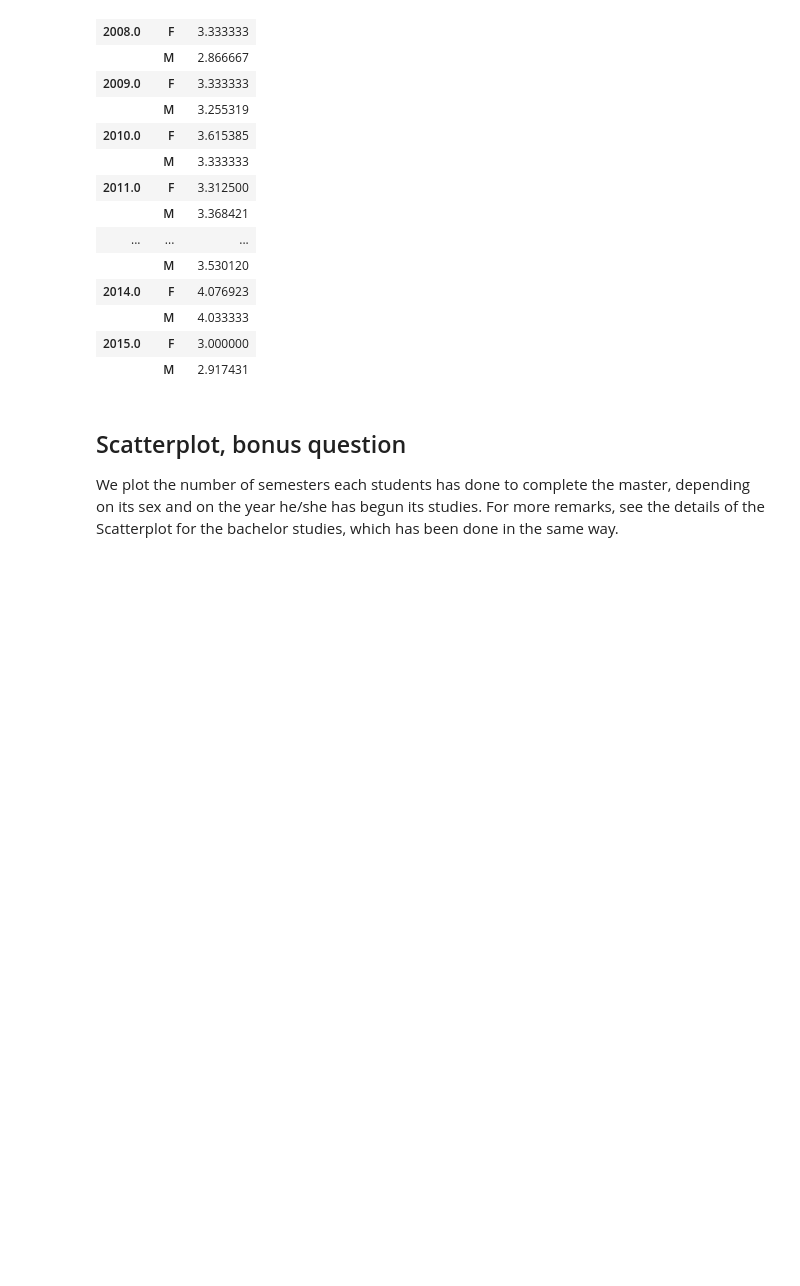
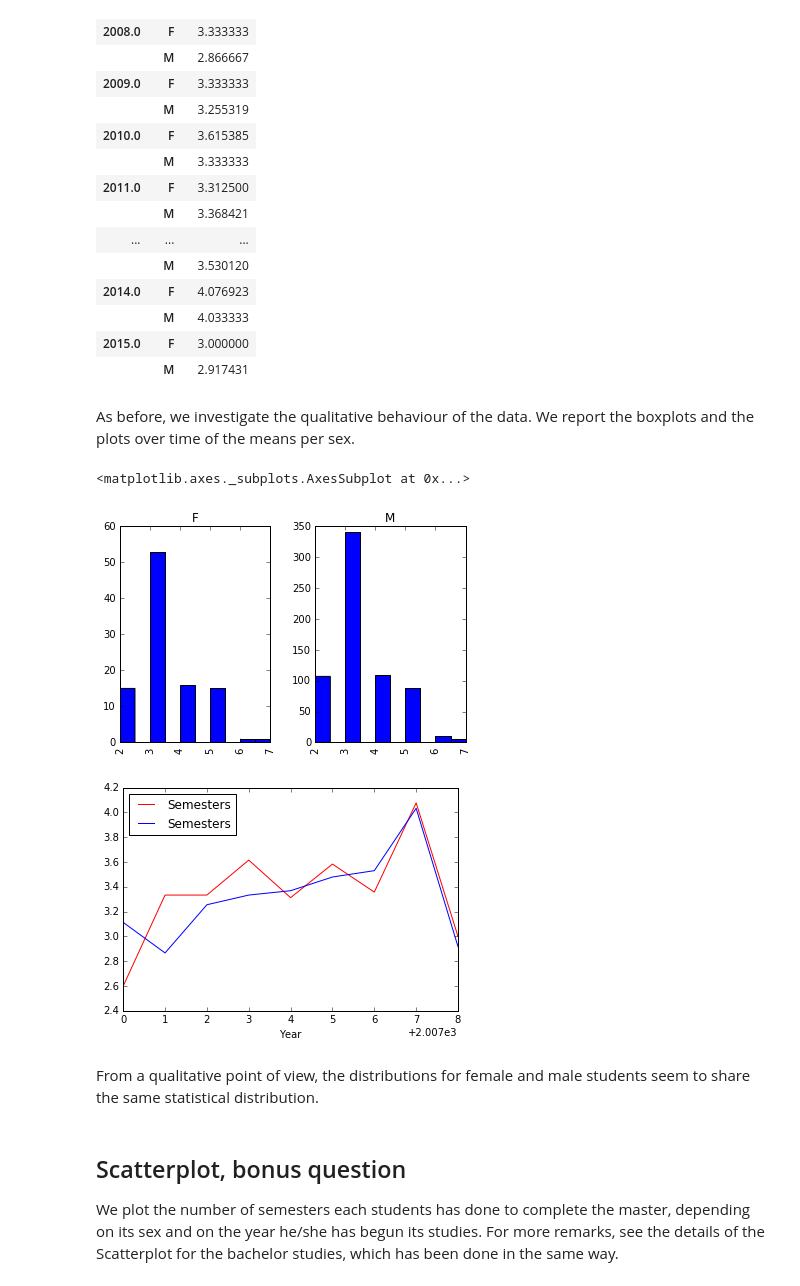
Before and after one commit to Bondzio/ADA_hw2016, a Jupyter notebook: 02 - Data from the Web/Homework2.ipynb, the cells around one changed output. Saved outputs shown, nothing was run; the diff lists cells and outputs as text; code cells hidden in the pictures; blank space fills up the shorter version.

Commit message:
added graphs and comments

```diff
--- a/02 - Data from the Web/Homework2.ipynb
+++ b/02 - Data from the Web/Homework2.ipynb
@@ -431,6 +431,24 @@ df_master_mean
 |  | M | 4.033333 |
 | 2015.0 | F | 3.000000 |
 |  | M | 2.917431 |
+# %% [markdown]
+As before, we investigate the qualitative behaviour of the data. We report the boxplots and the plots over time of the means per sex.
+# %%
+# define a reduced dataframe for simplicity
+df = final_df_master[['Name','Semesters','Sex','Year']]
+# semesters by sex
+df.hist(column='Semesters',by='Sex')
+
+# semesters over years for female (red) and male (blue) students
+df2 = df.groupby(['Sex','Year']).mean()
+ax = df2.loc['F'].plot(y='Semesters',use_index=True,color='red')
+df2.loc['M'].plot(y='Semesters',use_index=True,color='blue',ax=ax)
+# %% [output]
+<matplotlib.axes._subplots.AxesSubplot at 0x...>
+[figure, added]
+[figure, added]
+# %% [markdown]
+From a qualitative point of view, the distributions for female and male students seem to share the same statistical distribution.
 # %% [markdown]
 ## Scatterplot, bonus question
 We plot the number of semesters each students has done to complete the master, depending on its sex and on the year he/she has begun its studies. For more remarks, see the details of the Scatterplot for the bachelor studies, which has been done in the same way.
```
Also changed, not shown: parts of 2 cells of this notebook.
